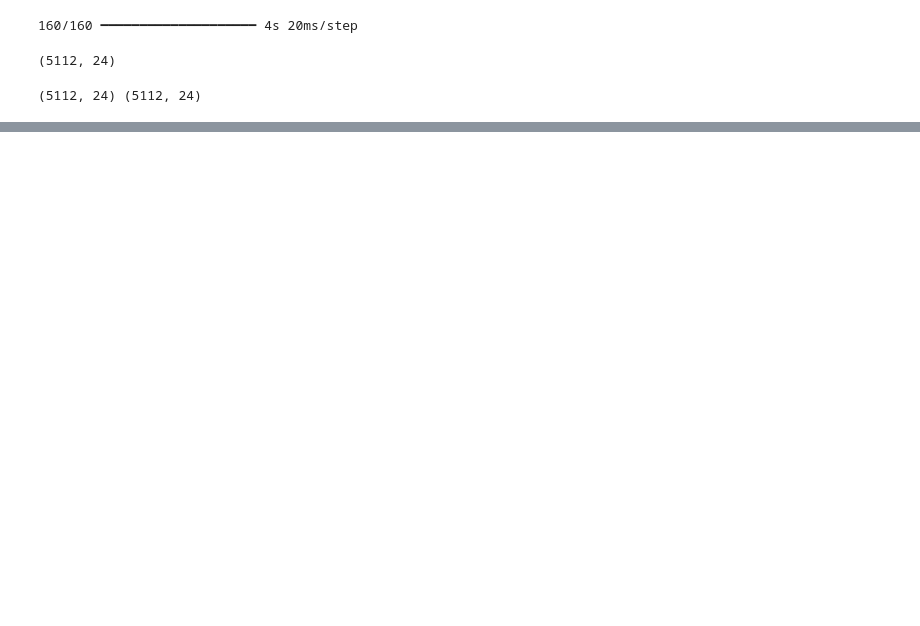
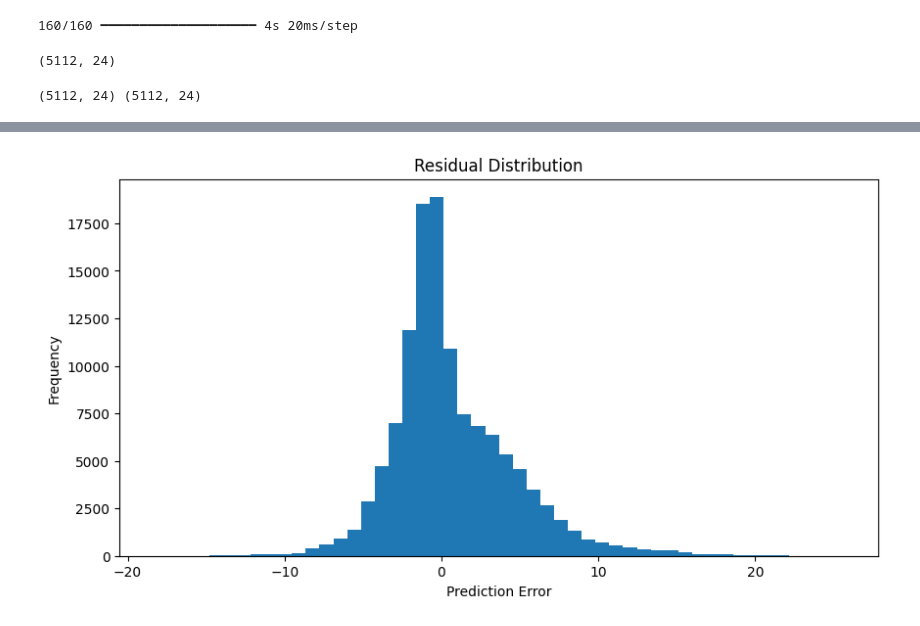
Before and after one commit to ashifa-1/energy-lstm-forecast, a Jupyter notebook: notebook/energy_forecast.ipynb, the cells around one changed output, grey strips where cells are left out. Cells and saved outputs as stored; diff of their text form; code cells hidden in the pictures; blank space fills up the shorter version.

Commit message:
computed residual distribution

```diff
--- a/notebook/energy_forecast.ipynb
+++ b/notebook/energy_forecast.ipynb
@@ -440,0 +441,11 @@ plt.show()
+# %%
+residuals = y_test_flat - y_pred_flat
+
+plt.figure(figsize=(10,5))
+plt.hist(residuals, bins=50)
+plt.title("Residual Distribution")
+plt.xlabel("Prediction Error")
+plt.ylabel("Frequency")
+plt.show()
+# %% [output]
+[figure, added]
```
Also changed, not shown: parts of 4 cells of this notebook.
